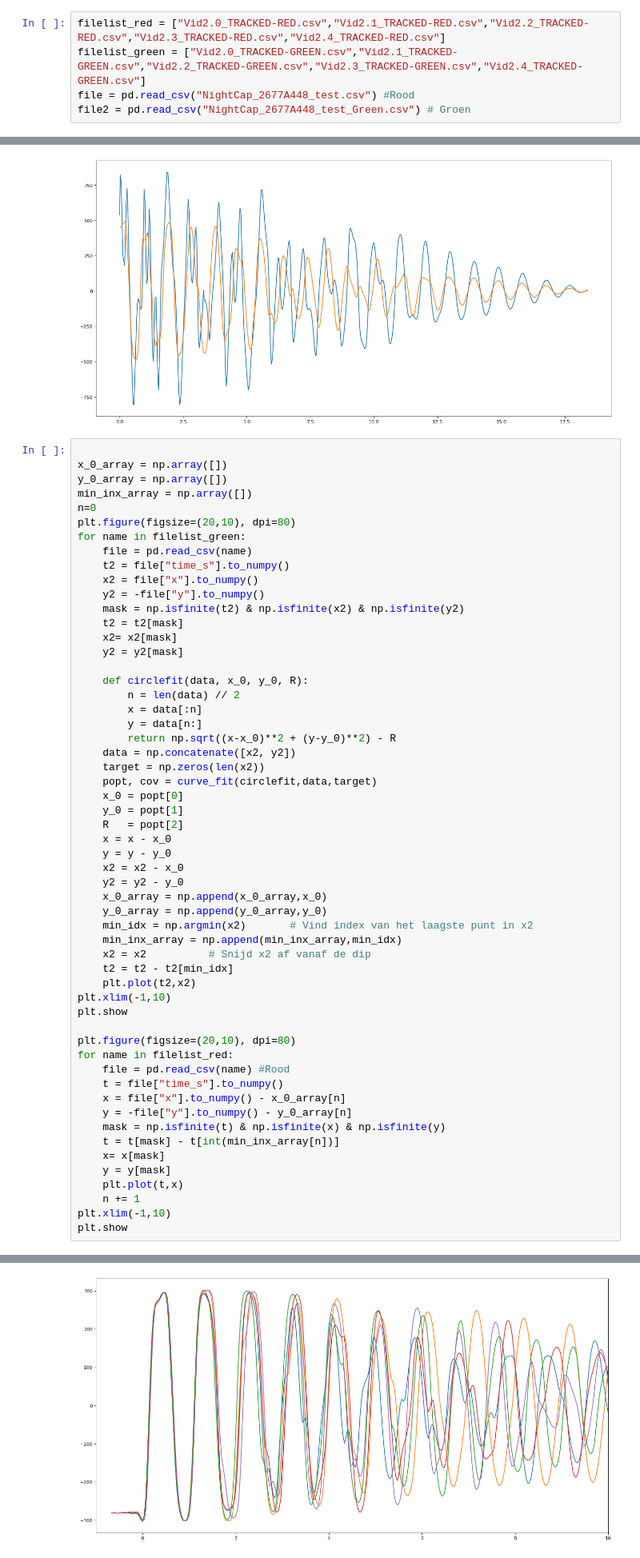
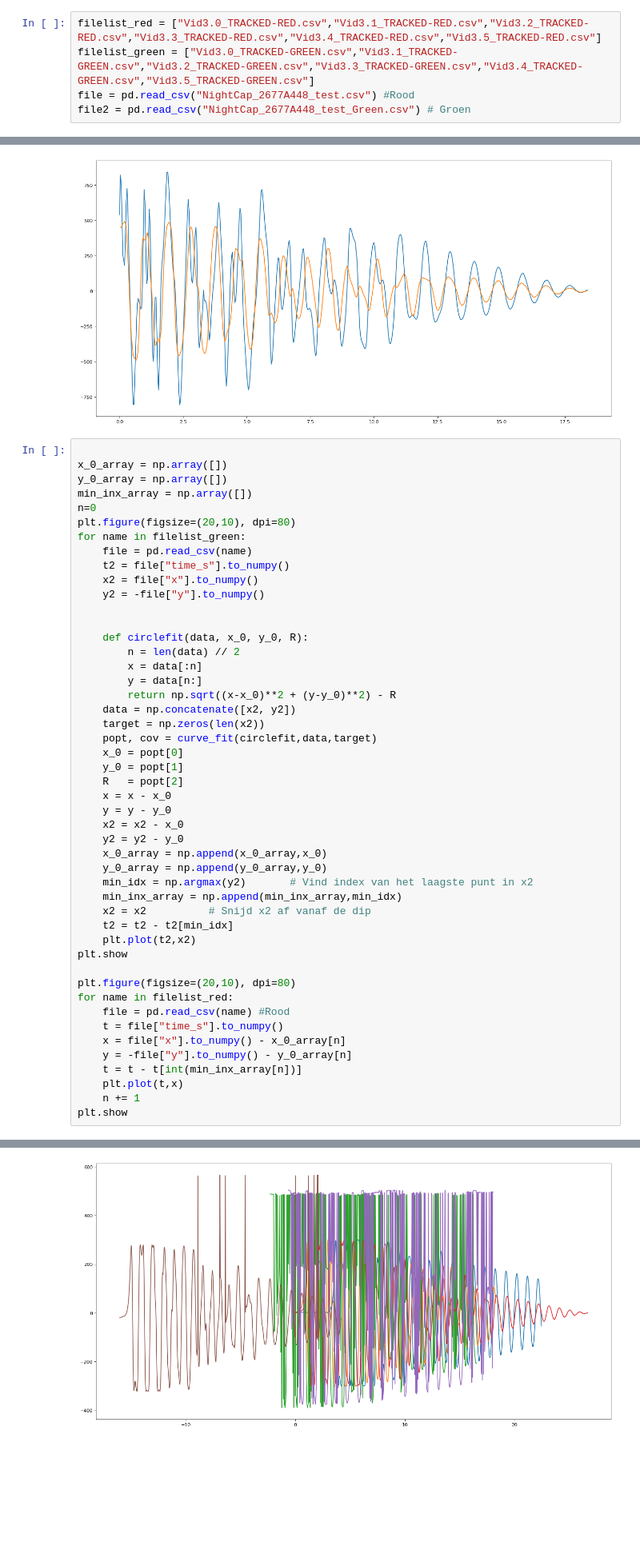
Before and after one commit to ebepolman-bit/RP2, a Jupyter notebook: Mapping.ipynb, the cells around one changed output, grey strips where cells are left out. Shown at 80% size. Drawn from its saved outputs; the diff is of its cells as text; blank space fills up the shorter version.

```diff
--- a/Mapping.ipynb
+++ b/Mapping.ipynb
@@ -4,8 +4,8 @@ import pandas as pd
 from matplotlib import pyplot as plt
 from scipy.optimize import curve_fit
 # %%
-filelist_red = ["Vid2.0_TRACKED-RED.csv","Vid2.1_TRACKED-RED.csv","Vid2.2_TRACKED-RED.csv","Vid2.3_TRACKED-RED.csv","Vid2.4_TRACKED-RED.csv"]
-filelist_green = ["Vid2.0_TRACKED-GREEN.csv","Vid2.1_TRACKED-GREEN.csv","Vid2.2_TRACKED-GREEN.csv","Vid2.3_TRACKED-GREEN.csv","Vid2.4_TRACKED-GREEN.csv"]
+filelist_red = ["Vid3.0_TRACKED-RED.csv","Vid3.1_TRACKED-RED.csv","Vid3.2_TRACKED-RED.csv","Vid3.3_TRACKED-RED.csv","Vid3.4_TRACKED-RED.csv","Vid3.5_TRACKED-RED.csv"]
+filelist_green = ["Vid3.0_TRACKED-GREEN.csv","Vid3.1_TRACKED-GREEN.csv","Vid3.2_TRACKED-GREEN.csv","Vid3.3_TRACKED-GREEN.csv","Vid3.4_TRACKED-GREEN.csv","Vid3.5_TRACKED-GREEN.csv"]
 file = pd.read_csv("NightCap_2677A448_test.csv") #Rood
 file2 = pd.read_csv("NightCap_2677A448_test_Green.csv") # Groen
 # %%
@@ -81,10 +81,7 @@ for name in filelist_green:
     t2 = file["time_s"].to_numpy()
     x2 = file["x"].to_numpy()
     y2 = -file["y"].to_numpy()
-    mask = np.isfinite(t2) & np.isfinite(x2) & np.isfinite(y2)
-    t2 = t2[mask]
-    x2= x2[mask]
-    y2 = y2[mask]
+
 
     def circlefit(data, x_0, y_0, R):
         n = len(data) // 2
@@ -93,38 +90,33 @@ for name in filelist_green:
         return np.sqrt((x-x_0)**2 + (y-y_0)**2) - R
     data = np.concatenate([x2, y2])
     target = np.zeros(len(x2))
     popt, cov = curve_fit(circlefit,data,target)
     x_0 = popt[0]
     y_0 = popt[1]
     R   = popt[2]
     x = x - x_0
     y = y - y_0
     x2 = x2 - x_0
     y2 = y2 - y_0
     x_0_array = np.append(x_0_array,x_0)
     y_0_array = np.append(y_0_array,y_0)
-    min_idx = np.argmin(x2)       # Vind index van het laagste punt in x2
+    min_idx = np.argmax(y2)       # Vind index van het laagste punt in x2
     min_inx_array = np.append(min_inx_array,min_idx)
     x2 = x2          # Snijd x2 af vanaf de dip
     t2 = t2 - t2[min_idx]
     plt.plot(t2,x2)
-plt.xlim(-1,10)
 plt.show
 
 plt.figure(figsize=(20,10), dpi=80)
 for name in filelist_red:
     file = pd.read_csv(name) #Rood
     t = file["time_s"].to_numpy()
     x = file["x"].to_numpy() - x_0_array[n]
     y = -file["y"].to_numpy() - y_0_array[n]
-    mask = np.isfinite(t) & np.isfinite(x) & np.isfinite(y)
-    t = t[mask] - t[int(min_inx_array[n])]
-    x= x[mask]
-    y = y[mask]
+    t = t - t[int(min_inx_array[n])]
     plt.plot(t,x)
     n += 1
-plt.xlim(-1,10)
 plt.show
 # %% [output]
 <function matplotlib.pyplot.show(close=None, block=None)>
-[figure, old version]
+[figure, new version]
```
Also changed, not shown: parts of 2 cells of this notebook.
